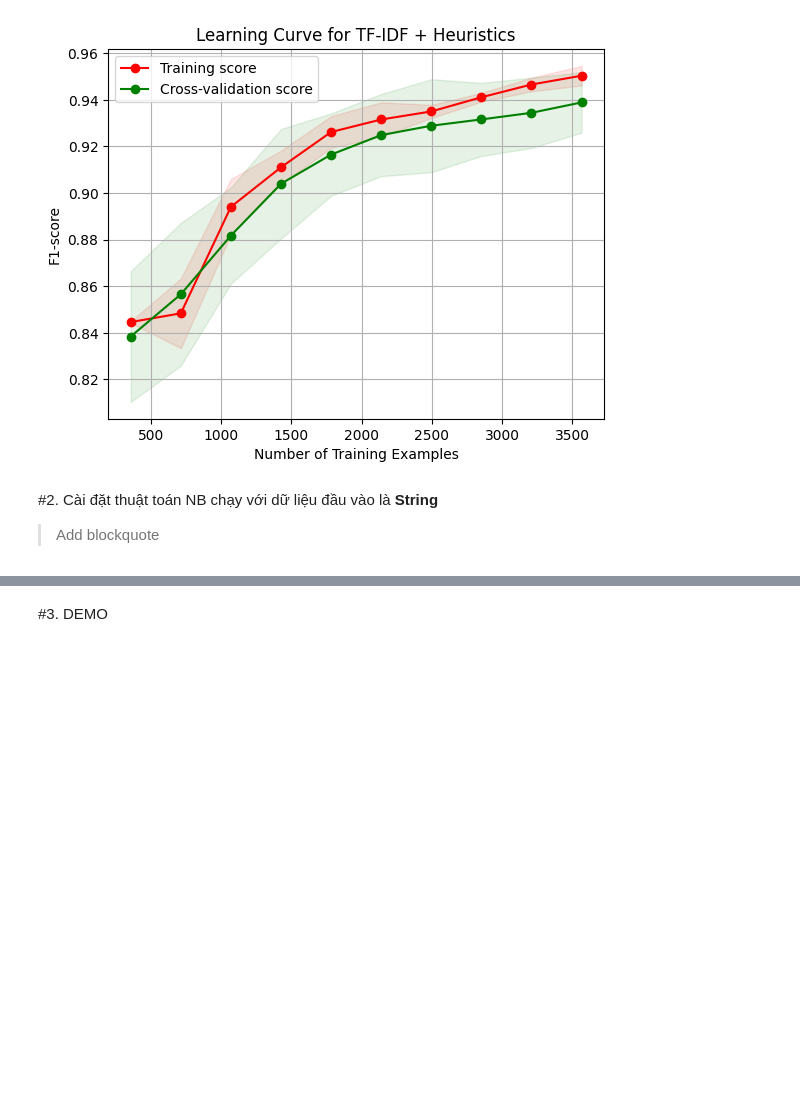
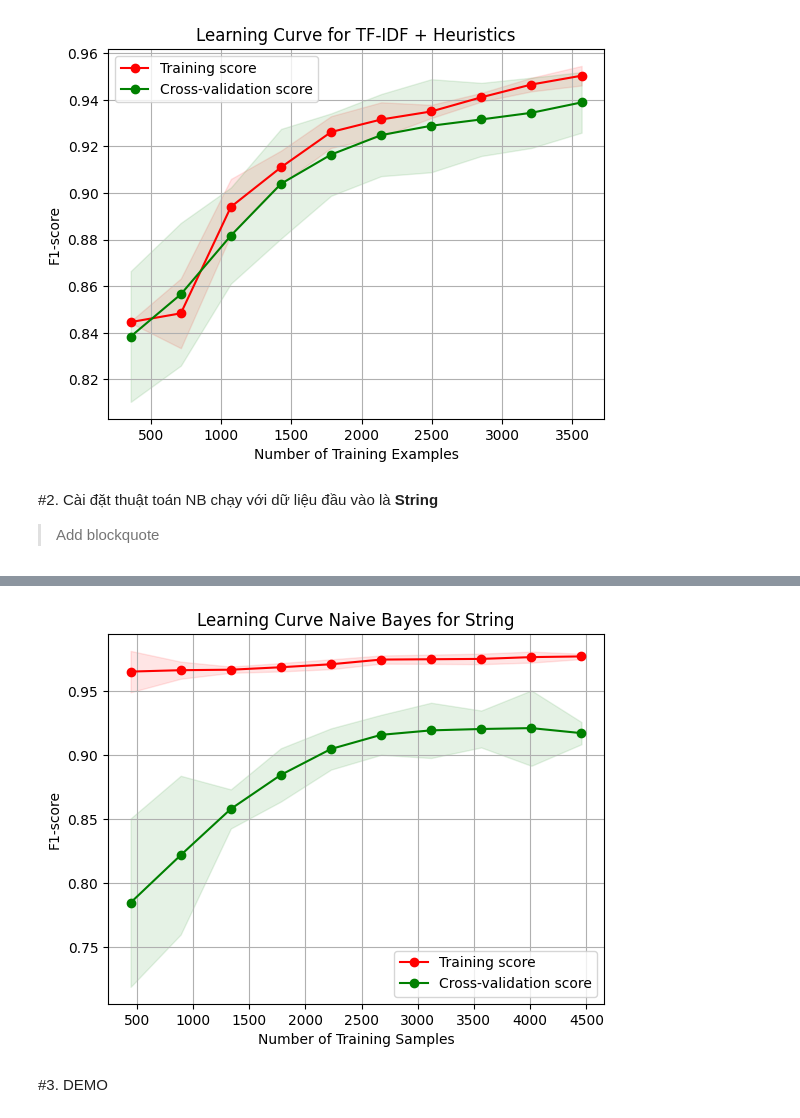
Before and after one commit to nphh05/SpamMessageClassification, a Jupyter notebook: Phân_loại_Text_Spam.ipynb, the cells around one changed output, grey strips where cells are left out. Saved outputs shown, nothing was run; the diff lists cells and outputs as text; code cells hidden in the pictures; blank space fills up the shorter version.

```diff
--- a/Phân_loại_Text_Spam.ipynb
+++ b/Phân_loại_Text_Spam.ipynb
@@ -698,3 +666,79 @@ plt.show()
+# %%
+from sklearn.model_selection import KFold
+from sklearn.metrics import f1_score
+import numpy as np
+import matplotlib.pyplot as plt
+
+def custom_learning_curve(model, X, y, train_sizes, cv=5, scoring='f1'):
+    kf = KFold(n_splits=cv, shuffle=True, random_state=42)
+    all_train_scores = []
+    all_val_scores = []
+
+    for train_size in train_sizes:
+        n_samples = int(len(X) * train_size)
+        X_subset = X[:n_samples]
+        y_subset = y[:n_samples]
+
+        train_scores = []
+        val_scores = []
+
+        for train_index, val_index in kf.split(X_subset):
+            X_train_fold = [X_subset[i] for i in train_index]
+            y_train_fold = [y_subset[i] for i in train_index]
+            X_val_fold = [X_subset[i] for i in val_index]
+            y_val_fold = [y_subset[i] for i in val_index]
+
+            model.fit(X_train_fold, y_train_fold)
+            y_train_pred = model.predict(X_train_fold)
+            train_score = f1_score(y_train_fold, y_train_pred)
+            train_scores.append(train_score)
+
+            y_val_pred = model.predict(X_val_fold)
+            val_score = f1_score(y_val_fold, y_val_pred)
+            val_scores.append(val_score)
+
+        all_train_scores.append(train_scores)
+        all_val_scores.append(val_scores)
+
+    all_train_scores = np.array(all_train_scores)
+    all_val_scores = np.array(all_val_scores)
+
+    train_scores_mean = np.mean(all_train_scores, axis=1)
+    train_scores_std = np.std(all_train_scores, axis=1)
+    val_scores_mean = np.mean(all_val_scores, axis=1)
+    val_scores_std = np.std(all_val_scores, axis=1)
+
+    return train_sizes, all_train_scores, all_val_scores, train_scores_mean, train_scores_std, val_scores_mean, val_scores_std
+
+
+# Định nghĩa range cho training size
+train_sizes = np.linspace(0.1, 1.0, 10)
+train_sizes_abs = (train_sizes * len(X_train_list)).astype(int)
+
+# Sử dụng custom_learning_curve cho Naive Bayes model
+train_sizes, train_scores, val_scores, train_scores_mean, train_scores_std, val_scores_mean, val_scores_std = custom_learning_curve(
+    nb_model_2, X_train_list, y_train, train_sizes=train_sizes, cv=5, scoring='f1'
+)
+
+# Vẽ curve với train_sizes_abs làm trục x
+plt.figure()
+plt.title('Learning Curve Naive Bayes for String')
+plt.ylabel("F1-score")
+plt.grid()
+plt.fill_between(train_sizes_abs, train_scores_mean - train_scores_std,
+                 train_scores_mean + train_scores_std, alpha=0.1,
+                 color="r")
+plt.fill_between(train_sizes_abs, val_scores_mean - val_scores_std,
+                 val_scores_mean + val_scores_std, alpha=0.1, color="g")
+plt.plot(train_sizes_abs, train_scores_mean, 'o-', color="r",
+         label="Training score")
+plt.plot(train_sizes_abs, val_scores_mean, 'o-', color="g",
+         label="Cross-validation score")
+plt.legend(loc="best")
+plt.xlabel("Number of Training Samples")
+plt.show()
+# %% [output]
+[figure, added]
 # %% [markdown]
 #3. DEMO
 # %%
```
Also changed, not shown: parts of 8 cells of this notebook.
